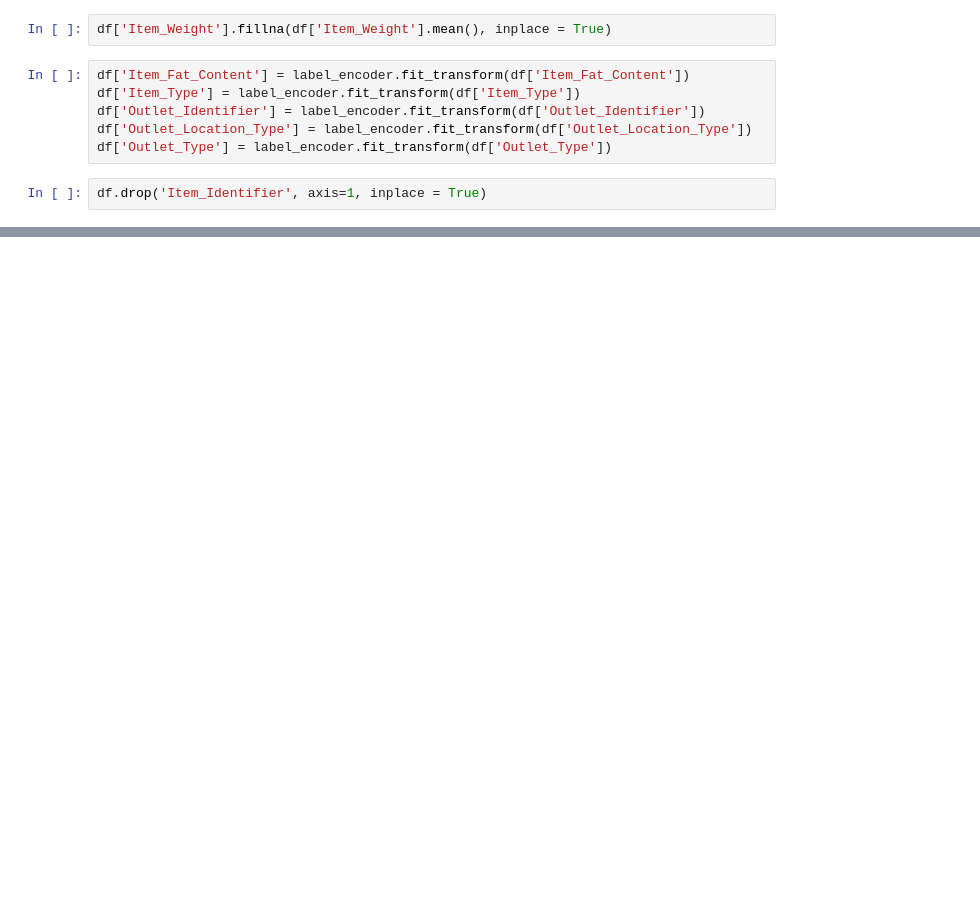
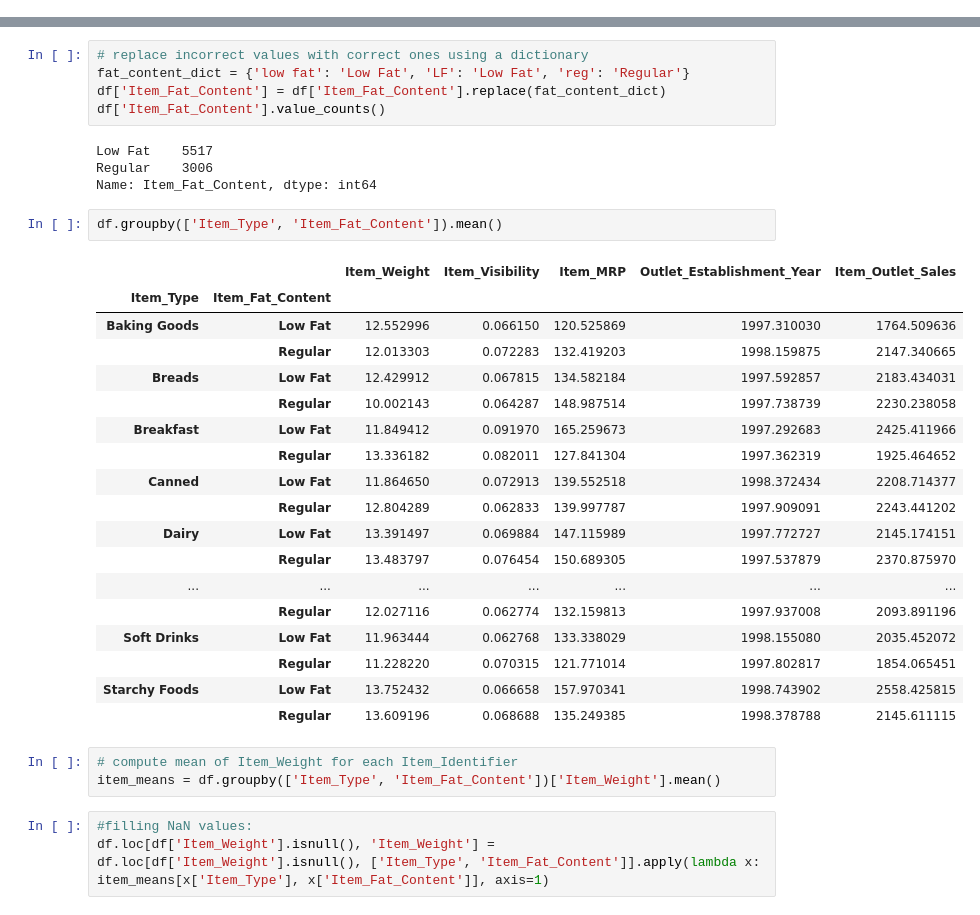
Before and after one commit to BahodirML/Technocollabs_intern, a Jupyter notebook: Item_Outlet_sales.ipynb, the cells around one changed output, grey strips where cells are left out. Drawn from its saved outputs; the diff is of its cells as text; blank space fills up the shorter version.

```diff
--- a/Item_Outlet_sales.ipynb
+++ b/Item_Outlet_sales.ipynb
@@ -44,10 +99,0 @@ df.isna().sum()
-# %%
-df['Item_Weight'].fillna(df['Item_Weight'].mean(), inplace = True)
-# %%
-df['Item_Fat_Content'] = label_encoder.fit_transform(df['Item_Fat_Content'])
-df['Item_Type'] = label_encoder.fit_transform(df['Item_Type'])
-df['Outlet_Identifier'] = label_encoder.fit_transform(df['Outlet_Identifier'])
-df['Outlet_Location_Type'] = label_encoder.fit_transform(df['Outlet_Location_Type'])
-df['Outlet_Type'] = label_encoder.fit_transform(df['Outlet_Type'])
-# %%
-df.drop('Item_Identifier', axis=1, inplace = True)
@@ -53,0 +116,36 @@ df.drop('Item_Identifier', axis=1, inplace = True)
+# %%
+# replace incorrect values with correct ones using a dictionary
+fat_content_dict = {'low fat': 'Low Fat', 'LF': 'Low Fat', 'reg': 'Regular'}
+df['Item_Fat_Content'] = df['Item_Fat_Content'].replace(fat_content_dict)
+df['Item_Fat_Content'].value_counts()
+# %% [output]
+Low Fat    5517
+Regular    3006
+Name: Item_Fat_Content, dtype: int64
+# %%
+df.groupby(['Item_Type', 'Item_Fat_Content']).mean()
+# %% [output]
+|  |  | Item_Weight | Item_Visibility | Item_MRP | Outlet_Establishment_Year | Item_Outlet_Sales |
+| Item_Type | Item_Fat_Content |  |  |  |  |  |
+| Baking Goods | Low Fat | 12.552996 | 0.066150 | 120.525869 | 1997.310030 | 1764.509636 |
+|  | Regular | 12.013303 | 0.072283 | 132.419203 | 1998.159875 | 2147.340665 |
+| Breads | Low Fat | 12.429912 | 0.067815 | 134.582184 | 1997.592857 | 2183.434031 |
+|  | Regular | 10.002143 | 0.064287 | 148.987514 | 1997.738739 | 2230.238058 |
+| Breakfast | Low Fat | 11.849412 | 0.091970 | 165.259673 | 1997.292683 | 2425.411966 |
+|  | Regular | 13.336182 | 0.082011 | 127.841304 | 1997.362319 | 1925.464652 |
+| Canned | Low Fat | 11.864650 | 0.072913 | 139.552518 | 1998.372434 | 2208.714377 |
+|  | Regular | 12.804289 | 0.062833 | 139.997787 | 1997.909091 | 2243.441202 |
+| Dairy | Low Fat | 13.391497 | 0.069884 | 147.115989 | 1997.772727 | 2145.174151 |
+|  | Regular | 13.483797 | 0.076454 | 150.689305 | 1997.537879 | 2370.875970 |
+| ... | ... | ... | ... | ... | ... | ... |
+|  | Regular | 12.027116 | 0.062774 | 132.159813 | 1997.937008 | 2093.891196 |
+| Soft Drinks | Low Fat | 11.963444 | 0.062768 | 133.338029 | 1998.155080 | 2035.452072 |
+|  | Regular | 11.228220 | 0.070315 | 121.771014 | 1997.802817 | 1854.065451 |
+| Starchy Foods | Low Fat | 13.752432 | 0.066658 | 157.970341 | 1998.743902 | 2558.425815 |
+|  | Regular | 13.609196 | 0.068688 | 135.249385 | 1998.378788 | 2145.611115 |
+# %%
+# compute mean of Item_Weight for each Item_Identifier
+item_means = df.groupby(['Item_Type', 'Item_Fat_Content'])['Item_Weight'].mean()
+# %%
+#filling NaN values:
+df.loc[df['Item_Weight'].isnull(), 'Item_Weight'] = df.loc[df['Item_Weight'].isnull(), ['Item_Type', 'Item_Fat_Content']].apply(lambda x: item_means[x['Item_Type'], x['Item_Fat_Content']], axis=1)
```
Also changed, not shown: parts of 71 cells of this notebook.
